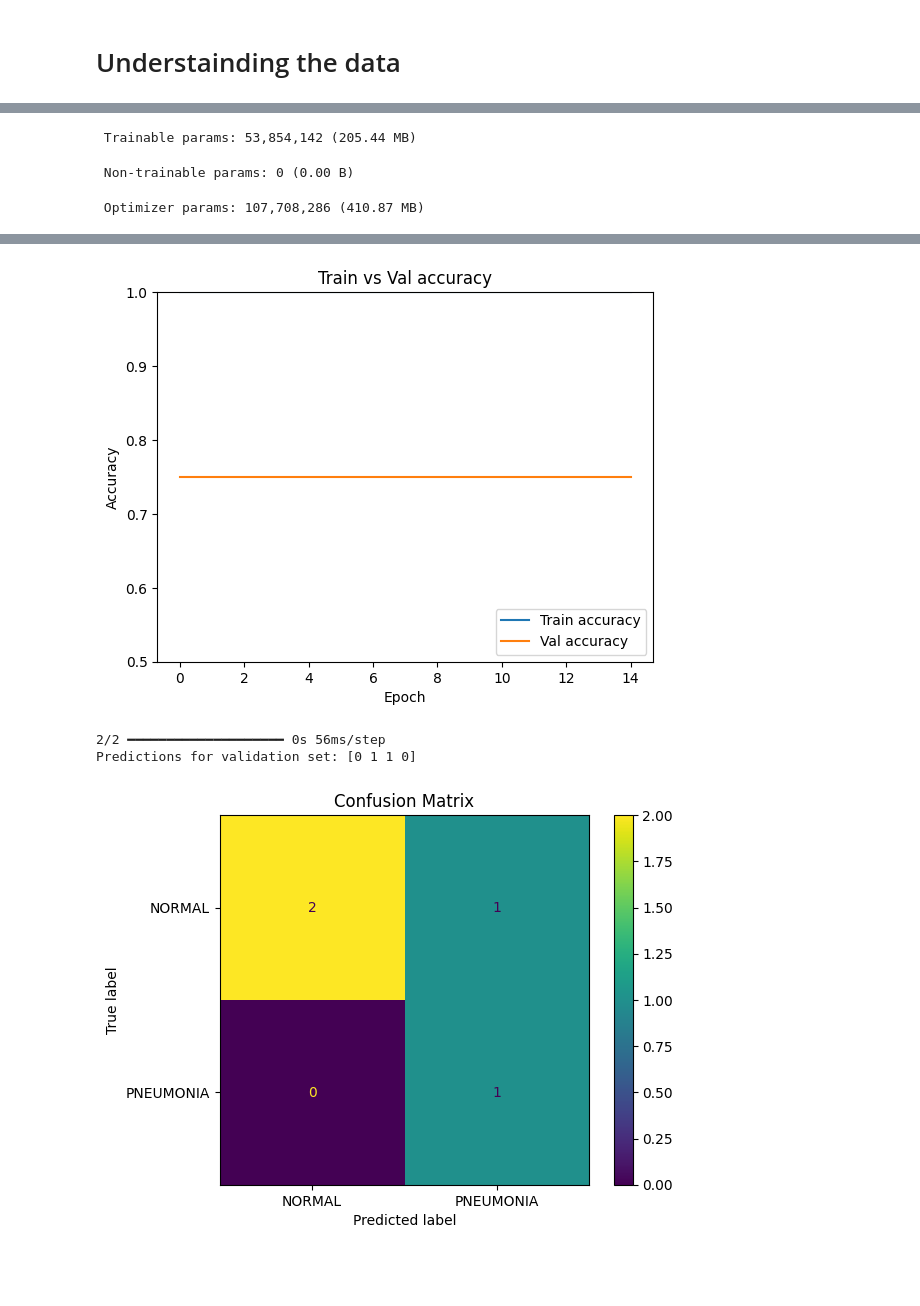
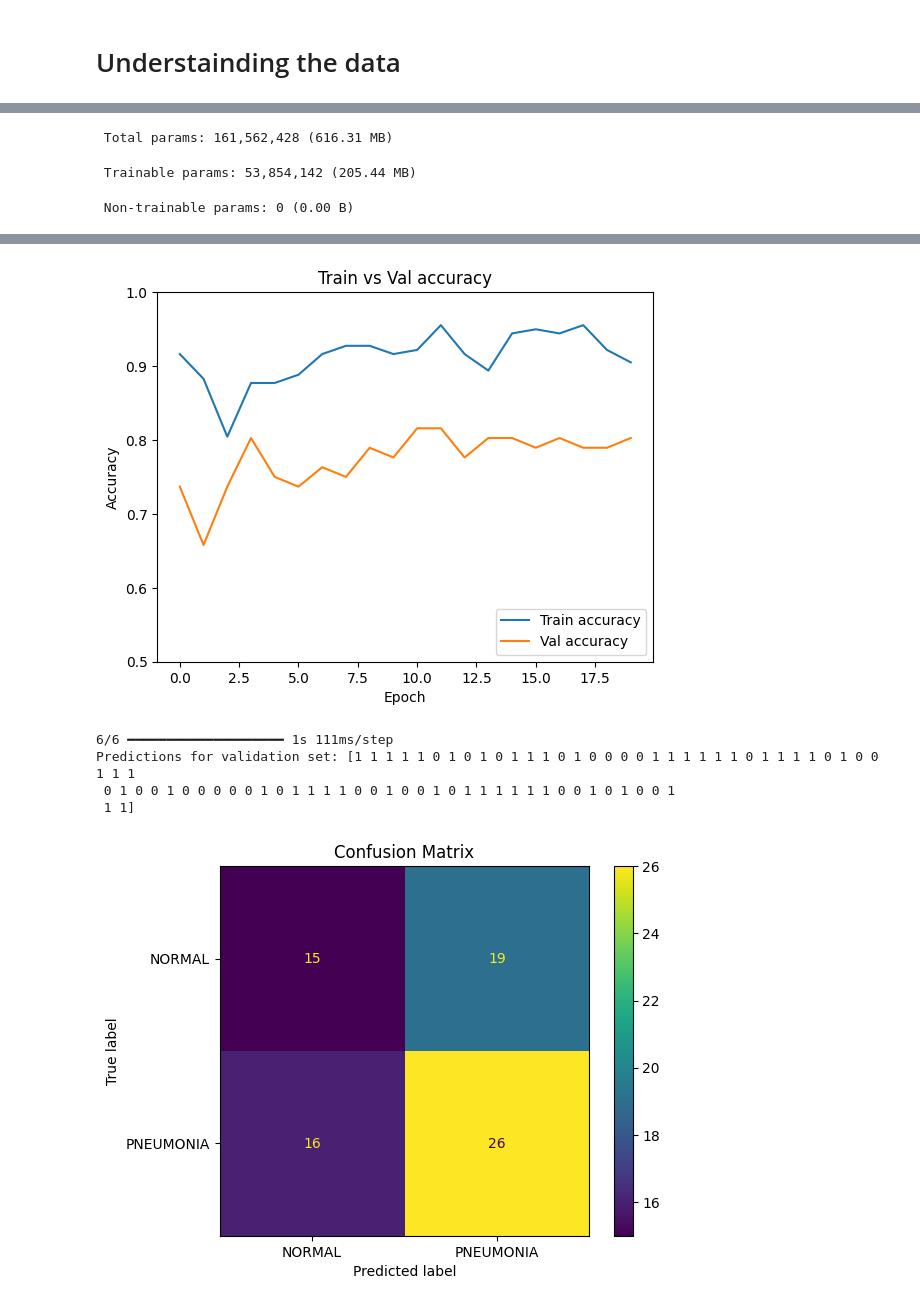
Before and after one commit to Taha-khan-dev/Chest-Ray, a Jupyter notebook: Machine_Learning/ML_code.ipynb, the cells around one changed output, grey strips where cells are left out. Cells and saved outputs as stored; diff of their text form; code cells hidden in the pictures; blank space fills up the shorter version.

```diff
--- a/Machine_Learning/ML_code.ipynb
+++ b/Machine_Learning/ML_code.ipynb
@@ -10,9 +10,9 @@ from sklearn.metrics import confusion_matrix, ConfusionMatrixDisplay
 # %% [markdown]
 # Data
 # %%
-batch_size = 2
+batch_size = 15
 img_size = (250,250)
-dataset_path = 'Dataset'
+dataset_path = 'Testing'
 
 train_dataset =  tf.keras.utils.image_dataset_from_directory(
     directory = dataset_path,
@@ -20,7 +20,7 @@ train_dataset =  tf.keras.utils.image_dataset_from_directory(
     image_size = img_size,
     shuffle = True,
     seed = 2930012,
-    validation_split = 0.2, #80% of the images will be used for training
+    validation_split = 0.3, #70% of the images will be used for training
     subset = "training"
 )
 
@@ -30,7 +30,7 @@ test_dataset =  tf.keras.utils.image_dataset_from_directory(
     image_size = img_size,
     shuffle = True,
     seed = 2930012,
-    validation_split = 0.2, #20% of the images will be used for validation
+    validation_split = 0.3, #30% of the images will be used for validation
     subset = "validation"
 )
 
@@ -147 +174,8 @@ model.compile(
+# %%
+learning_rate =  0.0001
+
+model.compile(
+  optimizer = keras.optimizers.Adam(learning_rate),
+  loss = tf.keras.losses.SparseCategoricalCrossentropy(from_logits = True), #maybe change later
+  metrics = ['accuracy'])
 # %% [markdown]
@@ -149,14 +183,11 @@ model.compile(
 # %%
-'''
+no_epochs = 20
 
-Train the model
-
-'''
 
 history = model.fit(
   train_dataset,
   validation_data = test_dataset,
-  epochs=15
+  epochs= no_epochs
 )
 
 
@@ -236,3 +283,3 @@ Model: "sequential_10"
- Trainable params: 53,854,142 (205.44 MB)
+ Total params: 161,562,428 (616.31 MB)
- Non-trainable params: 0 (0.00 B)
+ Trainable params: 53,854,142 (205.44 MB)
- Optimizer params: 107,708,286 (410.87 MB)
+ Non-trainable params: 0 (0.00 B)
@@ -256,4 +287,6 @@ Epoch 15/15
-[figure, old version]
+[figure, new version]
-2/2 ━━━━━━━━━━━━━━━━━━━━ 0s 56ms/step
-Predictions for validation set: [0 1 1 0]
+6/6 ━━━━━━━━━━━━━━━━━━━━ 1s 111ms/step
+Predictions for validation set: [1 1 1 1 1 0 1 0 1 0 1 1 1 0 1 0 0 0 0 1 1 1 1 1 1 0 1 1 1 1 0 1 0 0 1 1 1
+ 0 1 0 0 1 0 0 0 0 0 1 0 1 1 1 1 0 0 1 0 0 1 0 1 1 1 1 1 1 0 0 1 0 1 0 0 1
+ 1 1]
-[figure, old version]
+[figure, new version]
```
Also changed, not shown: parts of 9 cells of this notebook, 1 other file.
